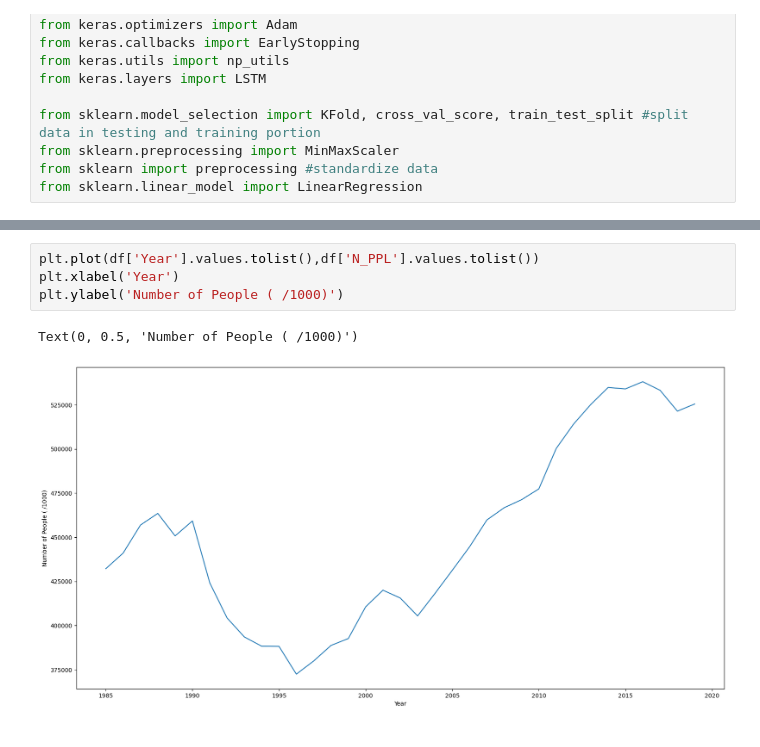
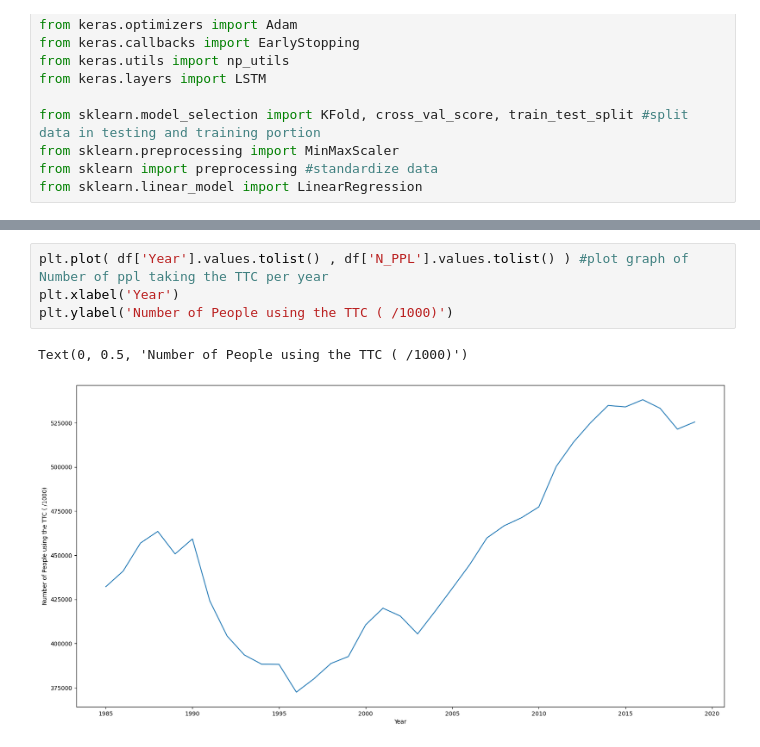
Before and after one commit to L-Pen/EY-case-comp-2022, a Jupyter notebook: TTCmodel.ipynb, the cells around one changed output, grey strips where cells are left out. Cells and saved outputs as stored; diff of their text form.

```diff
--- a/TTCmodel.ipynb
+++ b/TTCmodel.ipynb
@@ -86,9 +80,9 @@ df
 | 33 | 521404.0 | 2018 |
 | 34 | 525470.0 | 2019 |
 # %%
-plt.plot(df['Year'].values.tolist(),df['N_PPL'].values.tolist())
+plt.plot( df['Year'].values.tolist() , df['N_PPL'].values.tolist() ) #plot graph of Number of ppl taking the TTC per year
 plt.xlabel('Year')
-plt.ylabel('Number of People ( /1000)')
+plt.ylabel('Number of People using the TTC ( /1000)')
 # %% [output]
-Text(0, 0.5, 'Number of People ( /1000)')
+Text(0, 0.5, 'Number of People using the TTC ( /1000)')
-[figure, old version]
+[figure, new version]
```
Also changed, not shown: parts of 9 cells of this notebook, 1 other file.
